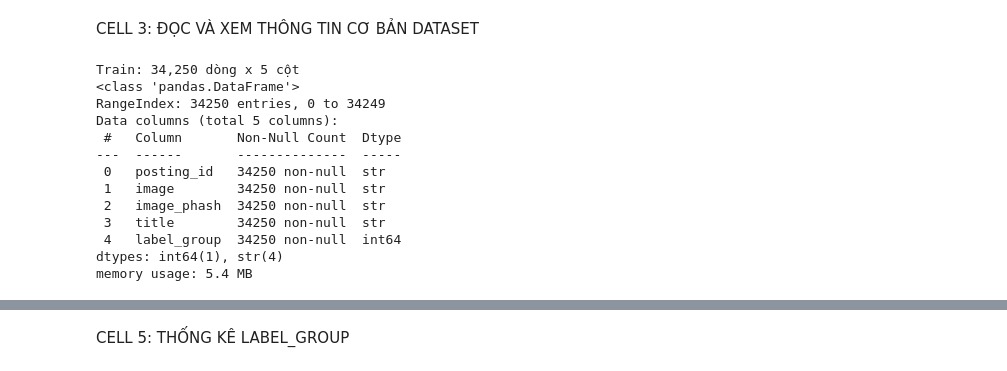
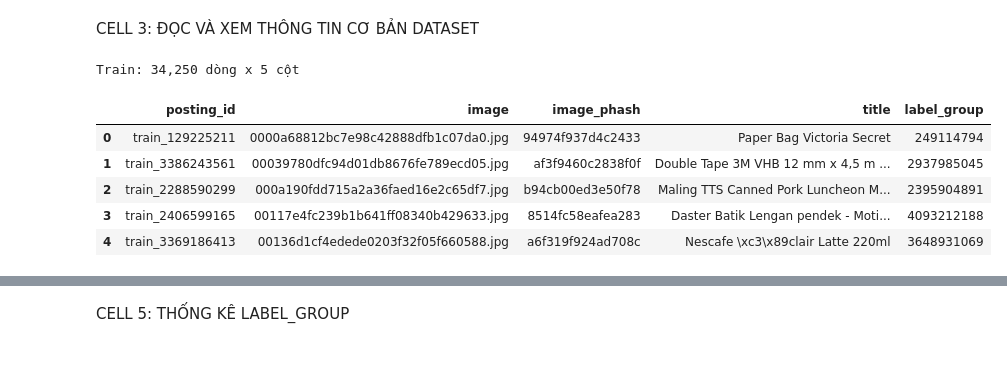
Before and after one commit to MaGiaVy/DoAnPython, a Jupyter notebook: project/notebooks/BTCT_Tuan2_33.ipynb, the cells around one changed output, grey strips where cells are left out. Drawn from its saved outputs; the diff is of its cells as text; code cells hidden in the pictures.

```diff
--- a/project/notebooks/BTCT_Tuan2_33.ipynb
+++ b/project/notebooks/BTCT_Tuan2_33.ipynb
@@ -64,19 +64,14 @@ CELL 3: ĐỌC VÀ XEM THÔNG TIN CƠ BẢN DATASET
 # %%
 df = pd.read_csv(CSV_PATH)
 
 print(f'Train: {df.shape[0]:,} dòng x {df.shape[1]:,} cột')
-df.info()
+
+df.head()
 # %% [output]
 Train: 34,250 dòng x 5 cột
-<class 'pandas.DataFrame'>
-RangeIndex: 34250 entries, 0 to 34249
-Data columns (total 5 columns):
- #   Column       Non-Null Count  Dtype
----  ------       --------------  -----
- 0   posting_id   34250 non-null  str
- 1   image        34250 non-null  str
- 2   image_phash  34250 non-null  str
- 3   title        34250 non-null  str
- 4   label_group  34250 non-null  int64
-dtypes: int64(1), str(4)
-memory usage: 5.4 MB
+|  | posting_id | image | image_phash | title | label_group |
+| 0 | train_129225211 | 0000a68812bc7e98c42888dfb1c07da0.jpg | 94974f937d4c2433 | Paper Bag Victoria Secret | 249114794 |
+| 1 | train_3386243561 | 00039780dfc94d01db8676fe789ecd05.jpg | af3f9460c2838f0f | Double Tape 3M VHB 12 mm x 4,5 m ... | 2937985045 |
+| 2 | train_2288590299 | 000a190fdd715a2a36faed16e2c65df7.jpg | b94cb00ed3e50f78 | Maling TTS Canned Pork Luncheon M... | 2395904891 |
+| 3 | train_2406599165 | 00117e4fc239b1b641ff08340b429633.jpg | 8514fc58eafea283 | Daster Batik Lengan pendek - Moti... | 4093212188 |
+| 4 | train_3369186413 | 00136d1cf4edede0203f32f05f660588.jpg | a6f319f924ad708c | Nescafe \xc3\x89clair Latte 220ml | 3648931069 |
```
Also changed, not shown: parts of 9 cells of this notebook, 5 other files.
